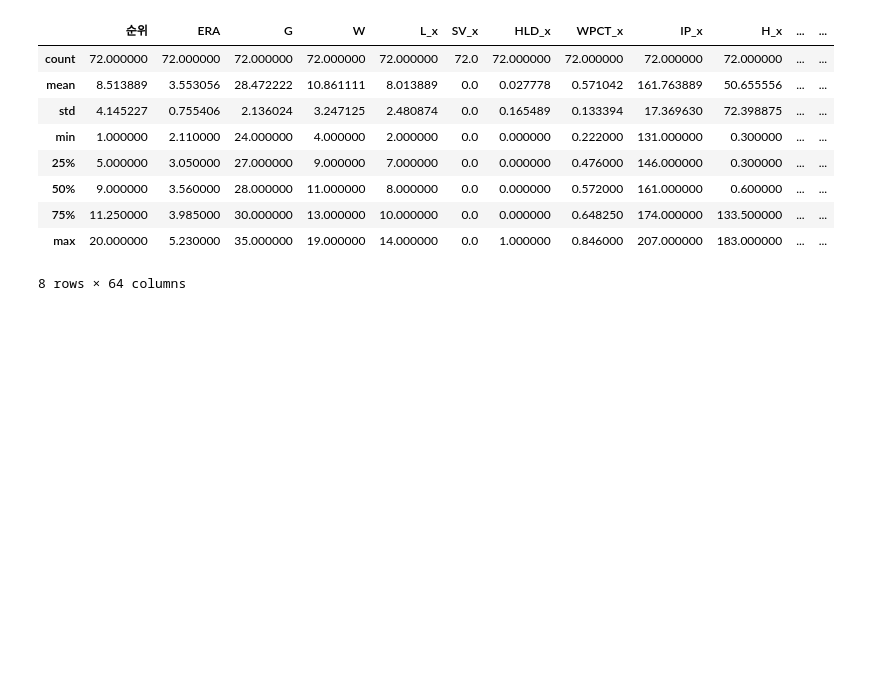
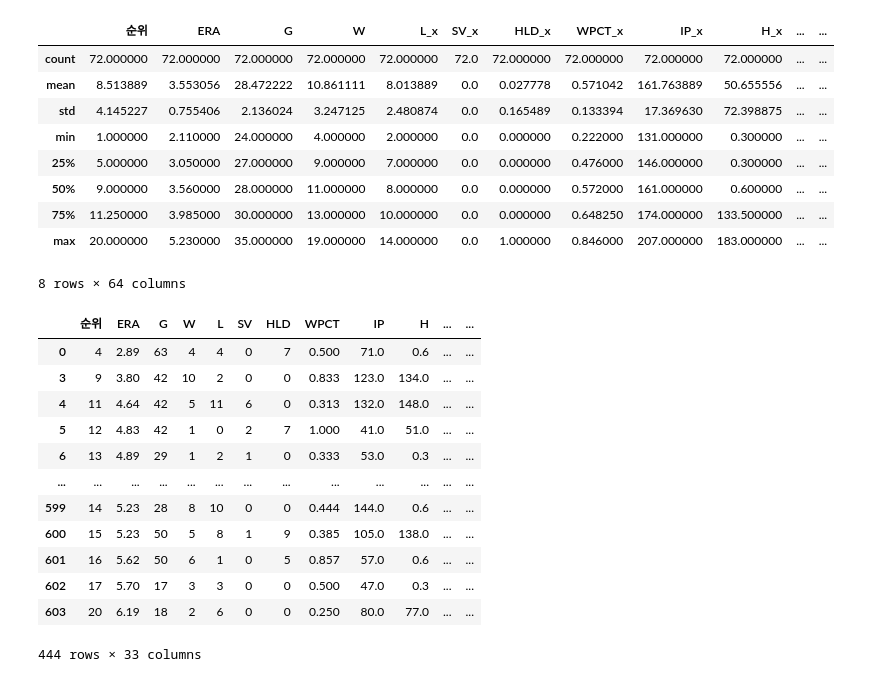
Before and after one commit to jayiuk/mid_project, a Jupyter notebook: eda_data.ipynb, the cells around one changed output. Saved outputs shown, nothing was run; the diff lists cells and outputs as text; code cells hidden in the pictures; blank space fills up the shorter version.

```diff
--- a/eda_data.ipynb
+++ b/eda_data.ipynb
@@ -518,0 +525,16 @@ df_stat_salary_0.describe()
+# %%
+df_stat_copy
+# %% [output]
+|  | 순위 | ERA | G | W | L | SV | HLD | WPCT | IP | H | ... | ... |
+| 0 | 4 | 2.89 | 63 | 4 | 4 | 0 | 7 | 0.500 | 71.0 | 0.6 | ... | ... |
+| 3 | 9 | 3.80 | 42 | 10 | 2 | 0 | 0 | 0.833 | 123.0 | 134.0 | ... | ... |
+| 4 | 11 | 4.64 | 42 | 5 | 11 | 6 | 0 | 0.313 | 132.0 | 148.0 | ... | ... |
+| 5 | 12 | 4.83 | 42 | 1 | 0 | 2 | 7 | 1.000 | 41.0 | 51.0 | ... | ... |
+| 6 | 13 | 4.89 | 29 | 1 | 2 | 1 | 0 | 0.333 | 53.0 | 0.3 | ... | ... |
+| ... | ... | ... | ... | ... | ... | ... | ... | ... | ... | ... | ... | ... |
+| 599 | 14 | 5.23 | 28 | 8 | 10 | 0 | 0 | 0.444 | 144.0 | 0.6 | ... | ... |
+| 600 | 15 | 5.23 | 50 | 5 | 8 | 1 | 9 | 0.385 | 105.0 | 138.0 | ... | ... |
+| 601 | 16 | 5.62 | 50 | 6 | 1 | 0 | 5 | 0.857 | 57.0 | 0.6 | ... | ... |
+| 602 | 17 | 5.70 | 17 | 3 | 3 | 0 | 0 | 0.500 | 47.0 | 0.3 | ... | ... |
+| 603 | 20 | 6.19 | 18 | 2 | 6 | 0 | 0 | 0.250 | 80.0 | 77.0 | ... | ... |
+444 rows × 33 columns
```
Also changed, not shown: parts of 10 cells of this notebook.
